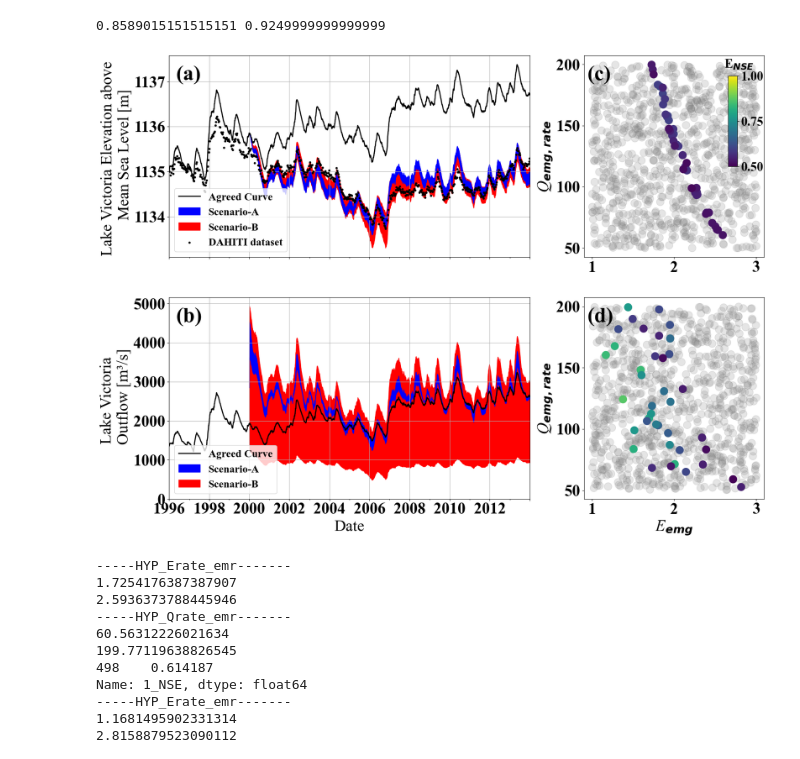
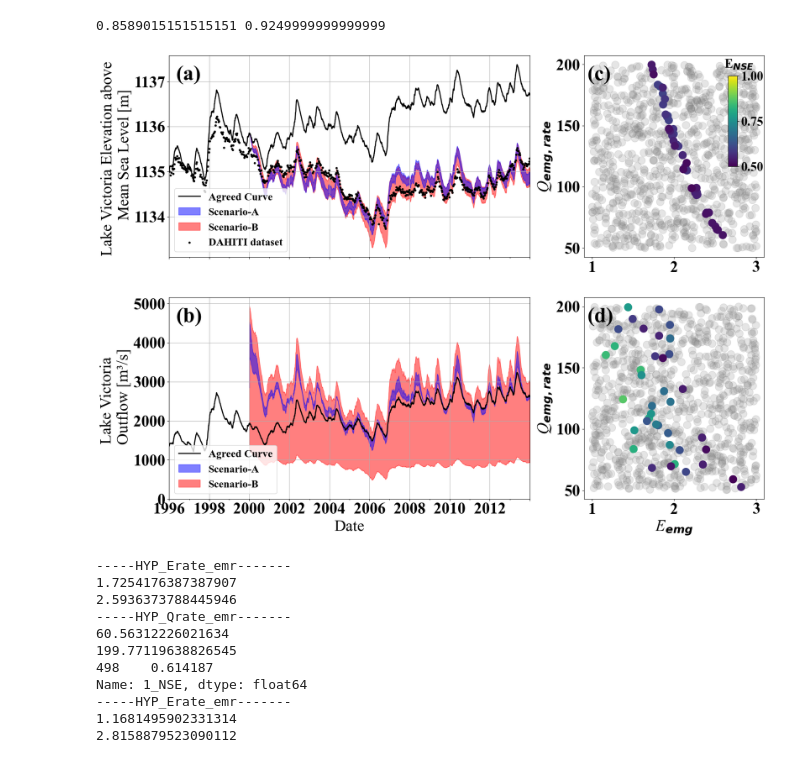
Before and after one commit to ShervanGharari/mizuRoute_lake_victoria, a Jupyter notebook: code/07_figure_creation_A_B.ipynb, the cells around one changed output. Drawn from its saved outputs; the diff is of its cells as text; code cells hidden in the pictures.

```diff
--- a/code/07_figure_creation_A_B.ipynb
+++ b/code/07_figure_creation_A_B.ipynb
@@ -134,7 +134,7 @@ ax1.fill_between(df_A_volume_slice.index,\
                  df_A_volume_slice.quantile(0.05, axis =1),\
                  df_A_volume_slice.quantile(0.95, axis = 1),\
                  color='blue',\
-                 alpha=1.0,\
+                 alpha=.5,\
                  label='Scenario-A',
                  zorder = 1)
 
@@ -144,7 +144,7 @@ ax1.fill_between(df_B_volume_slice.index,\
                  df_B_volume_slice.quantile(0.05, axis =1),\
                  df_B_volume_slice.quantile(0.95, axis = 1),\
                  color='red',\
-                 alpha=1.0,\
+                 alpha=.5,\
                  label='Scenario-B',
                  zorder = 0)
 
@@ -188,7 +188,7 @@ ax3.fill_between(df_A_outflow_slice.index,\
                  df_A_outflow_slice.quantile(0.05, axis =1),\
                  df_A_outflow_slice.quantile(0.95, axis = 1),\
                  color='blue',\
-                 alpha=1.0,\
+                 alpha=0.5,\
                  label='Scenario-A',
                  zorder = 1)
 
@@ -198,7 +198,7 @@ ax3.fill_between(df_B_outflow_slice.index,\
                  df_B_outflow_slice.quantile(0.05, axis =1),\
                  df_B_outflow_slice.quantile(0.95, axis = 1),\
                  color='red',\
-                 alpha=1.0,\
+                 alpha=0.5,\
                  label='Scenario-B',
                  zorder = 0)
 
@@ -253,34 +253,34 @@ obj_par = pd.read_csv('../mizuRoute_output_all_scenario_B/obj_par.csv')
 
 ax4.scatter(obj_par['HYP_Erate_emr'],\
             obj_par['HYP_Qrate_emr'],\
             c='grey',\
             s=200,\
             alpha = 0.2)
 
 obj_par['NSE'] = 1-obj_par['1_NSE']
 obj_par = obj_par [obj_par['NSE']>0.5]
 
 ax4.scatter(obj_par['HYP_Erate_emr'],\
             obj_par['HYP_Qrate_emr'],\
             c=obj_par['NSE'],\
             s=200,\
             vmin=0.5,\
             vmax=1.0,\
             cmap = 'viridis')
 
 ax4.set_xlabel('E$_{emg}$', fontdict={'fontstyle': 'italic'})
 ax4.set_ylabel('Q$_{emg,rate}$', fontdict={'fontstyle': 'italic'})
 ax4.text(0.02, 0.95, '(d)', transform=ax4.transAxes, fontsize=40, verticalalignment='top')
 
 
 #
 if not os.path.isdir('../fig/'):
     os.makedirs('../fig/')
 
 plt.savefig('../fig/lake_victoria_result.png')
 # %% [output]
 0.8589015151515151 0.9249999999999999
-[figure, old version]
+[figure, new version]
 # %%
 obj_par = pd.read_csv('../mizuRoute_output_all_scenario_A/obj_par.csv')
 obj_par = obj_par.sort_values(by='1_NSE')
```
